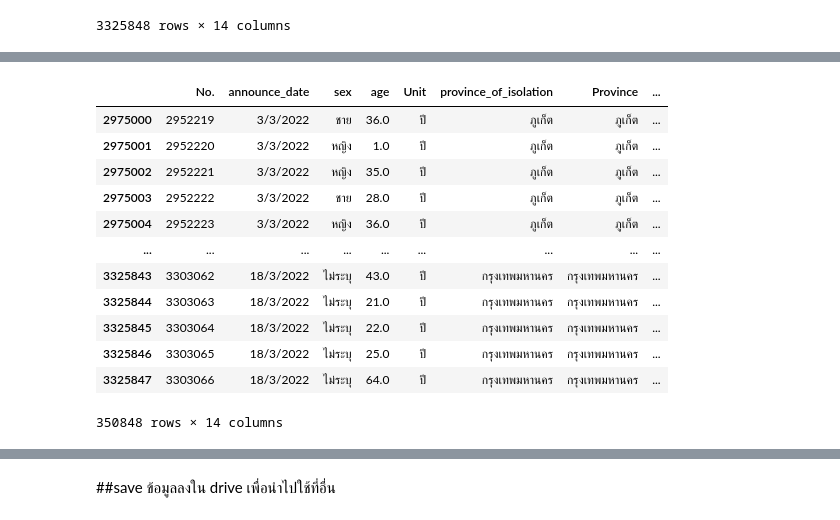
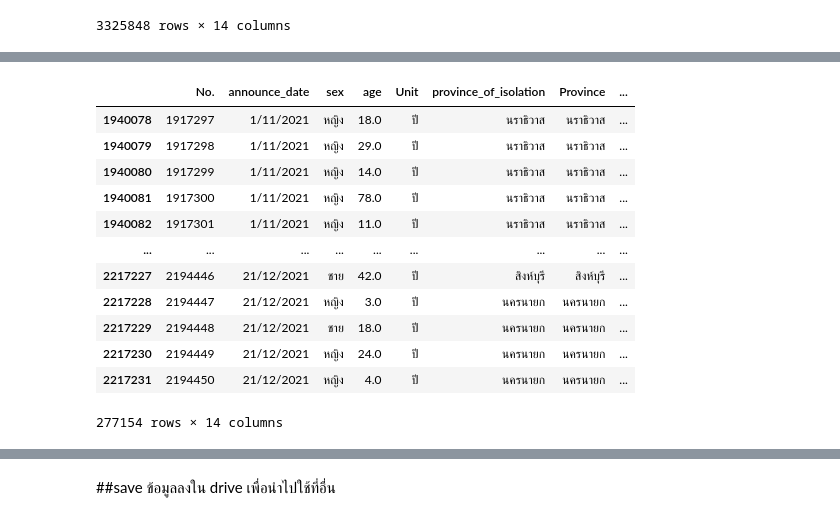
Before and after one commit to Nunticha24/data_viz_2022, a Jupyter notebook: Project_Dinosaur.ipynb, the cells around one changed output, grey strips where cells are left out. Drawn from its saved outputs; the diff is of its cells as text; code cells hidden in the pictures.

```diff
--- a/Project_Dinosaur.ipynb
+++ b/Project_Dinosaur.ipynb
@@ -572,17 +572,17 @@ data7
 # %%
-data8 = covid_re_pass.iloc[2975000:3325848:,:]
+data8 = covid_re_pass.iloc[1940078:2217232,:]
 data8
 # %% [output]
 |  | No. | announce_date | sex | age | Unit | province_of_isolation | Province | ... |
-| 2975000 | 2952219 | 3/3/2022 | ชาย | 36.0 | ปี | ภูเก็ต | ภูเก็ต | ... |
-| 2975001 | 2952220 | 3/3/2022 | หญิง | 1.0 | ปี | ภูเก็ต | ภูเก็ต | ... |
-| 2975002 | 2952221 | 3/3/2022 | หญิง | 35.0 | ปี | ภูเก็ต | ภูเก็ต | ... |
-| 2975003 | 2952222 | 3/3/2022 | ชาย | 28.0 | ปี | ภูเก็ต | ภูเก็ต | ... |
-| 2975004 | 2952223 | 3/3/2022 | หญิง | 36.0 | ปี | ภูเก็ต | ภูเก็ต | ... |
+| 1940078 | 1917297 | 1/11/2021 | หญิง | 18.0 | ปี | นราธิวาส | นราธิวาส | ... |
+| 1940079 | 1917298 | 1/11/2021 | หญิง | 29.0 | ปี | นราธิวาส | นราธิวาส | ... |
+| 1940080 | 1917299 | 1/11/2021 | หญิง | 14.0 | ปี | นราธิวาส | นราธิวาส | ... |
+| 1940081 | 1917300 | 1/11/2021 | หญิง | 78.0 | ปี | นราธิวาส | นราธิวาส | ... |
+| 1940082 | 1917301 | 1/11/2021 | หญิง | 11.0 | ปี | นราธิวาส | นราธิวาส | ... |
 | ... | ... | ... | ... | ... | ... | ... | ... | ... |
-| 3325843 | 3303062 | 18/3/2022 | ไม่ระบุ | 43.0 | ปี | กรุงเทพมหานคร | กรุงเทพมหานคร | ... |
-| 3325844 | 3303063 | 18/3/2022 | ไม่ระบุ | 21.0 | ปี | กรุงเทพมหานคร | กรุงเทพมหานคร | ... |
-| 3325845 | 3303064 | 18/3/2022 | ไม่ระบุ | 22.0 | ปี | กรุงเทพมหานคร | กรุงเทพมหานคร | ... |
-| 3325846 | 3303065 | 18/3/2022 | ไม่ระบุ | 25.0 | ปี | กรุงเทพมหานคร | กรุงเทพมหานคร | ... |
-| 3325847 | 3303066 | 18/3/2022 | ไม่ระบุ | 64.0 | ปี | กรุงเทพมหานคร | กรุงเทพมหานคร | ... |
+| 2217227 | 2194446 | 21/12/2021 | ชาย | 42.0 | ปี | สิงห์บุรี | สิงห์บุรี | ... |
+| 2217228 | 2194447 | 21/12/2021 | หญิง | 3.0 | ปี | นครนายก | นครนายก | ... |
+| 2217229 | 2194448 | 21/12/2021 | ชาย | 18.0 | ปี | นครนายก | นครนายก | ... |
+| 2217230 | 2194449 | 21/12/2021 | หญิง | 24.0 | ปี | นครนายก | นครนายก | ... |
+| 2217231 | 2194450 | 21/12/2021 | หญิง | 4.0 | ปี | นครนายก | นครนายก | ... |
-350848 rows × 14 columns
+277154 rows × 14 columns
```
Also changed, not shown: parts of 15 cells of this notebook.
